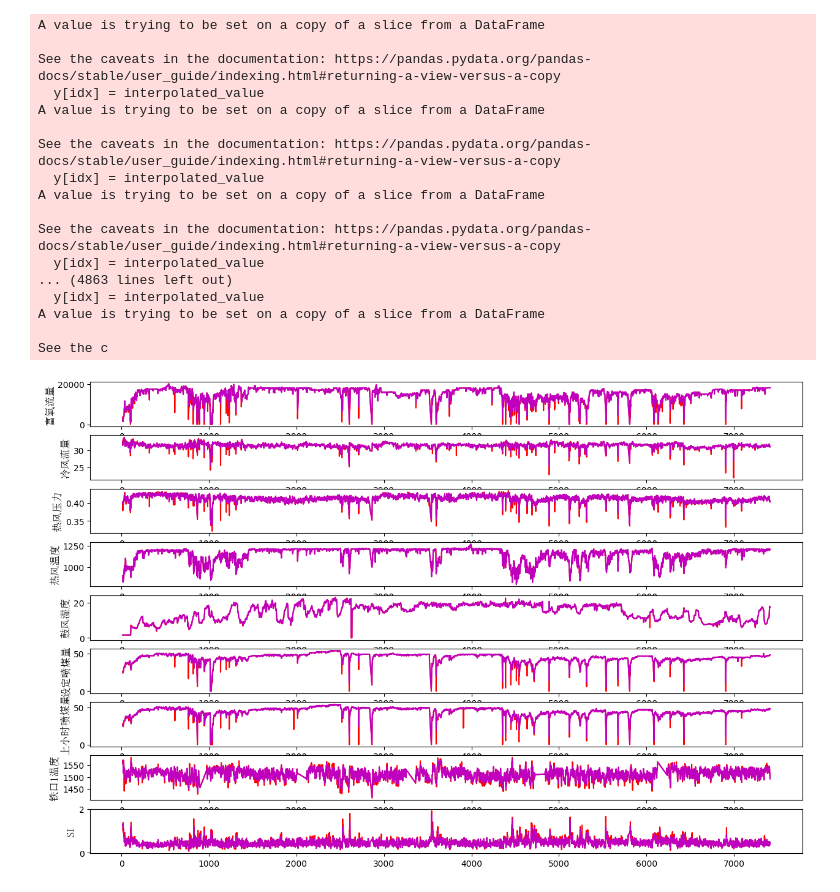
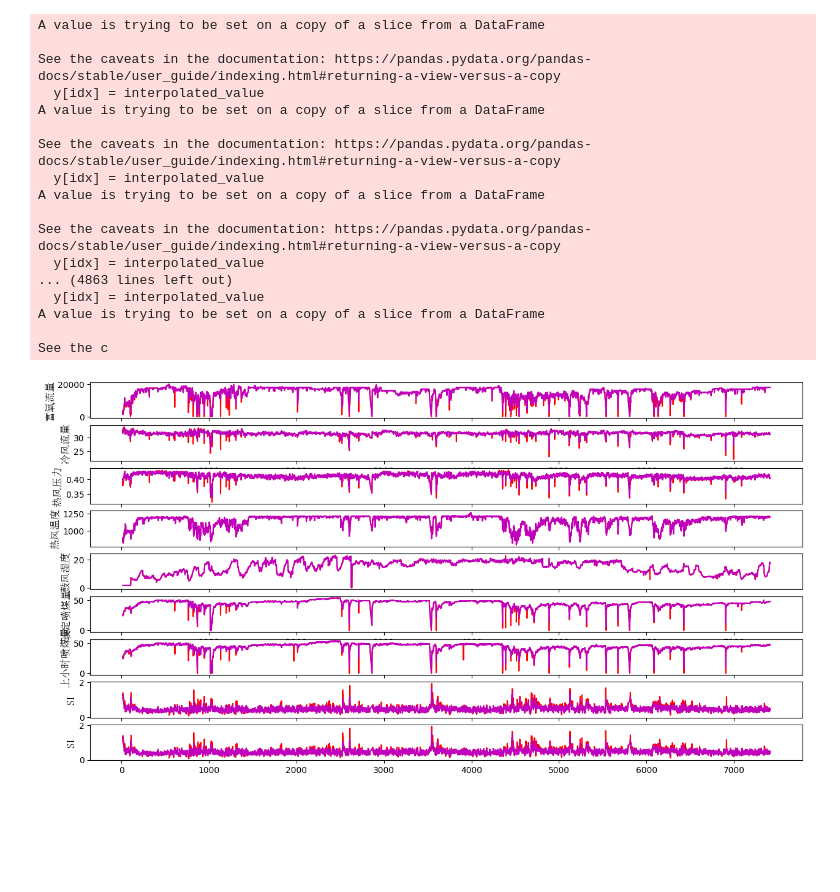
Before and after one commit to haokwok2002/gaolu, a Jupyter notebook: MPC/高炉/0数据处理/简单插值/LSTM双向-高炉-预测控制-7个.ipynb, the cells around one changed output. Drawn from its saved outputs; the diff is of its cells as text; code cells hidden in the pictures; blank space fills up the shorter version.

```diff
--- a/MPC/高炉/0数据处理/简单插值/LSTM双向-高炉-预测控制-7个.ipynb
+++ b/MPC/高炉/0数据处理/简单插值/LSTM双向-高炉-预测控制-7个.ipynb
@@ -48,7 +48,7 @@ Index(['时间戳', 'SI', '铁口1温度', '富氧流量', '冷风流量', '热
 # %%
 # 定义输入输出参数
 input_term = ['富氧流量', '冷风流量', '热风压力', '热风温度', '鼓风湿度', '设定喷煤量', '上小时喷煤量']
-output_term = ['铁口1温度', 'SI']
+output_term = ['SI', 'SI']
 time_term= '时间戳'
 # %%
 # 异常数据处理-处理前后对比
@@ -97,36 +97,35 @@ def plot_subplot(data_x,data_y_yuan,data_y,column):
 replace_outliers_with_weighted_diff(df_sheet_process['时间戳'], df_sheet_process[input_term[0]])
 replace_outliers_with_weighted_diff(df_sheet_process['时间戳'], df_sheet_process[input_term[1]])
 replace_outliers_with_weighted_diff(df_sheet_process['时间戳'], df_sheet_process[input_term[2]])
 replace_outliers_with_weighted_diff(df_sheet_process['时间戳'], df_sheet_process[input_term[4]])
 replace_outliers_with_weighted_diff(df_sheet_process['时间戳'], df_sheet_process[input_term[5]])
 replace_outliers_with_weighted_diff(df_sheet_process['时间戳'], df_sheet_process[input_term[6]])
 replace_outliers_with_weighted_diff(df_sheet_process['时间戳'], df_sheet_process[output_term[0]])
 replace_outliers_with_weighted_diff(df_sheet_process['时间戳'], df_sheet_process[output_term[1]])
 
-plt.figure(figsize=(15, 10))
+plt.figure(figsize=(15, 8))
 for idx, column in enumerate(input_term+output_term):
-
     plt.subplot(len(input_term+output_term), 1, idx+1)
     plot_subplot(df_sheet_process[time_term].values,df_sheet[column].values,df_sheet_process[column].values,column)
 # %% [output]
 A value is trying to be set on a copy of a slice from a DataFrame
 
 See the caveats in the documentation: https://pandas.pydata.org/pandas-docs/stable/user_guide/indexing.html#returning-a-view-versus-a-copy
   y[idx] = interpolated_value
 A value is trying to be set on a copy of a slice from a DataFrame
 
 See the caveats in the documentation: https://pandas.pydata.org/pandas-docs/stable/user_guide/indexing.html#returning-a-view-versus-a-copy
   y[idx] = interpolated_value
 A value is trying to be set on a copy of a slice from a DataFrame
 
 See the caveats in the documentation: https://pandas.pydata.org/pandas-docs/stable/user_guide/indexing.html#returning-a-view-versus-a-copy
   y[idx] = interpolated_value
 ... (4863 lines left out)
   y[idx] = interpolated_value
 A value is trying to be set on a copy of a slice from a DataFrame
 
 See the c
-[figure, old version]
+[figure, new version]
 # %%
 # 画出选取的数据
 def plot_subplot(data_x,data_y,column,index_predict,index_gaolu):
```
Also changed, not shown: parts of 25 cells of this notebook, 33 other files.
